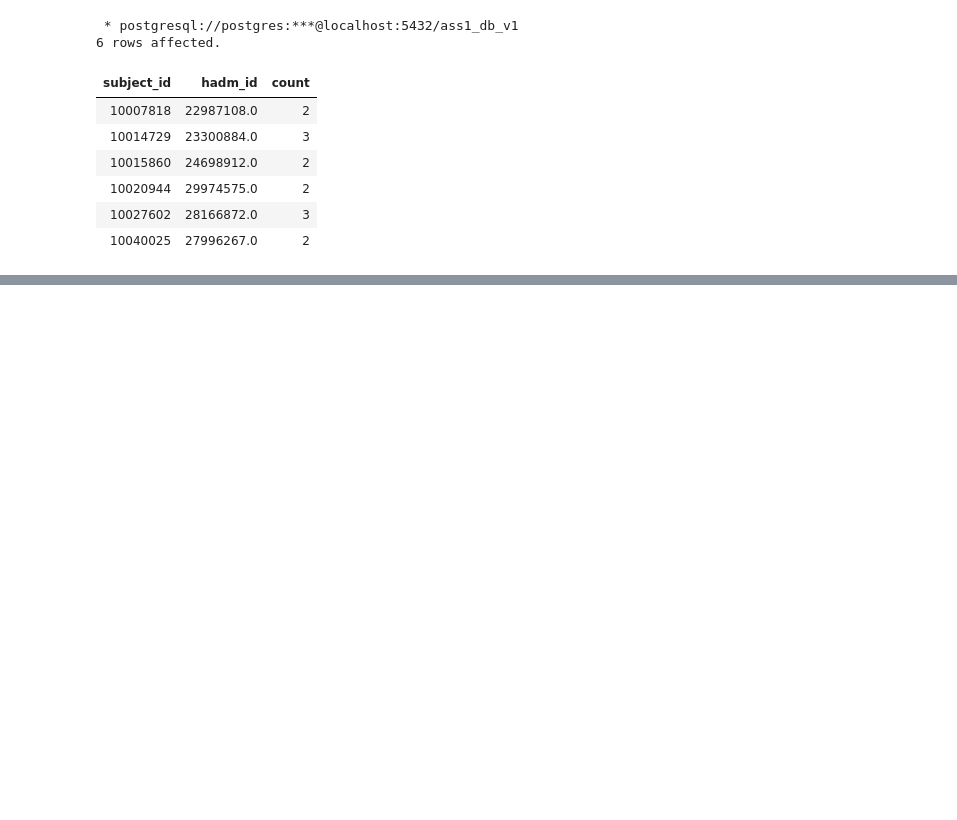
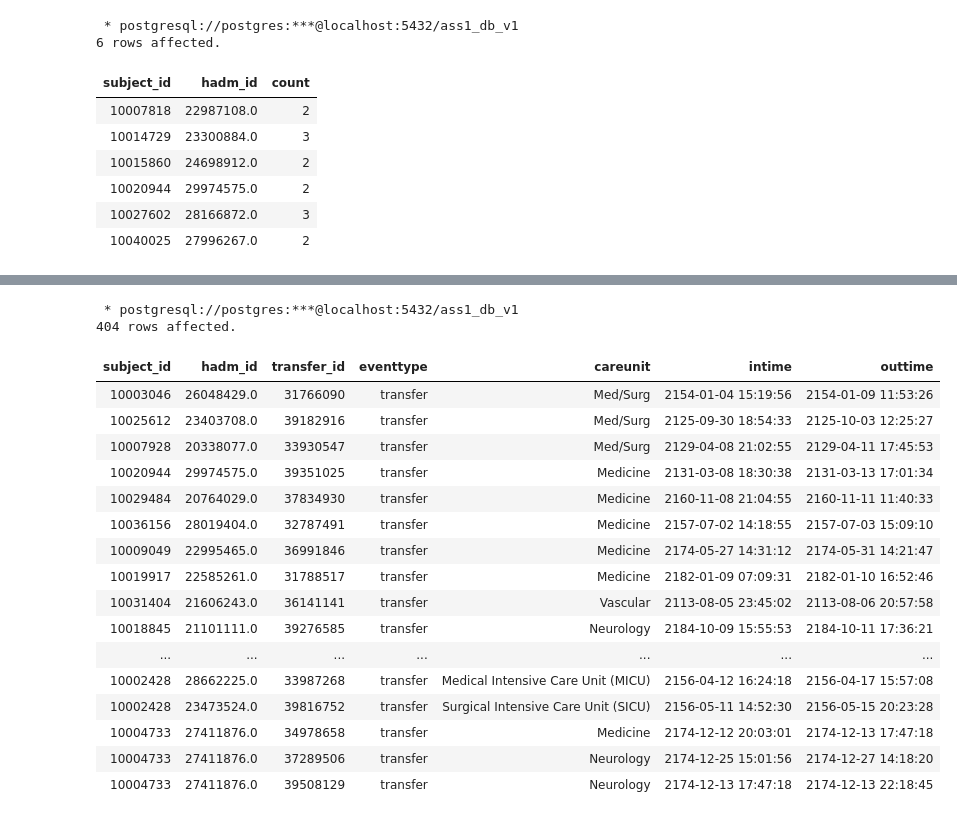
Before and after one commit to sarthak-panda/Sem6, a Jupyter notebook: COL362/Assignments/A1/rough.ipynb, the cells around one changed output, grey strips where cells are left out. Saved outputs shown, nothing was run; the diff lists cells and outputs as text; code cells hidden in the pictures; blank space fills up the shorter version.

```diff
--- a/COL362/Assignments/A1/rough.ipynb
+++ b/COL362/Assignments/A1/rough.ipynb
@@ -956,0 +1080,25 @@ order by subject_id
+# %%
+%%sql
+select *
+from hosp.transfers
+where eventtype='transfer'
+# %% [output]
+ * postgresql://postgres:***@localhost:5432/ass1_db_v1
+404 rows affected.
+| subject_id | hadm_id | transfer_id | eventtype | careunit | intime | outtime |
+| 10003046 | 26048429.0 | 31766090 | transfer | Med/Surg | 2154-01-04 15:19:56 | 2154-01-09 11:53:26 |
+| 10025612 | 23403708.0 | 39182916 | transfer | Med/Surg | 2125-09-30 18:54:33 | 2125-10-03 12:25:27 |
+| 10007928 | 20338077.0 | 33930547 | transfer | Med/Surg | 2129-04-08 21:02:55 | 2129-04-11 17:45:53 |
+| 10020944 | 29974575.0 | 39351025 | transfer | Medicine | 2131-03-08 18:30:38 | 2131-03-13 17:01:34 |
+| 10029484 | 20764029.0 | 37834930 | transfer | Medicine | 2160-11-08 21:04:55 | 2160-11-11 11:40:33 |
+| 10036156 | 28019404.0 | 32787491 | transfer | Medicine | 2157-07-02 14:18:55 | 2157-07-03 15:09:10 |
+| 10009049 | 22995465.0 | 36991846 | transfer | Medicine | 2174-05-27 14:31:12 | 2174-05-31 14:21:47 |
+| 10019917 | 22585261.0 | 31788517 | transfer | Medicine | 2182-01-09 07:09:31 | 2182-01-10 16:52:46 |
+| 10031404 | 21606243.0 | 36141141 | transfer | Vascular | 2113-08-05 23:45:02 | 2113-08-06 20:57:58 |
+| 10018845 | 21101111.0 | 39276585 | transfer | Neurology | 2184-10-09 15:55:53 | 2184-10-11 17:36:21 |
+| ... | ... | ... | ... | ... | ... | ... |
+| 10002428 | 28662225.0 | 33987268 | transfer | Medical Intensive Care Unit (MICU) | 2156-04-12 16:24:18 | 2156-04-17 15:57:08 |
+| 10002428 | 23473524.0 | 39816752 | transfer | Surgical Intensive Care Unit (SICU) | 2156-05-11 14:52:30 | 2156-05-15 20:23:28 |
+| 10004733 | 27411876.0 | 34978658 | transfer | Medicine | 2174-12-12 20:03:01 | 2174-12-13 17:47:18 |
+| 10004733 | 27411876.0 | 37289506 | transfer | Neurology | 2174-12-25 15:01:56 | 2174-12-27 14:18:20 |
+| 10004733 | 27411876.0 | 39508129 | transfer | Neurology | 2174-12-13 17:47:18 | 2174-12-13 22:18:45 |
```
Also changed, not shown: parts of 10 cells of this notebook.
